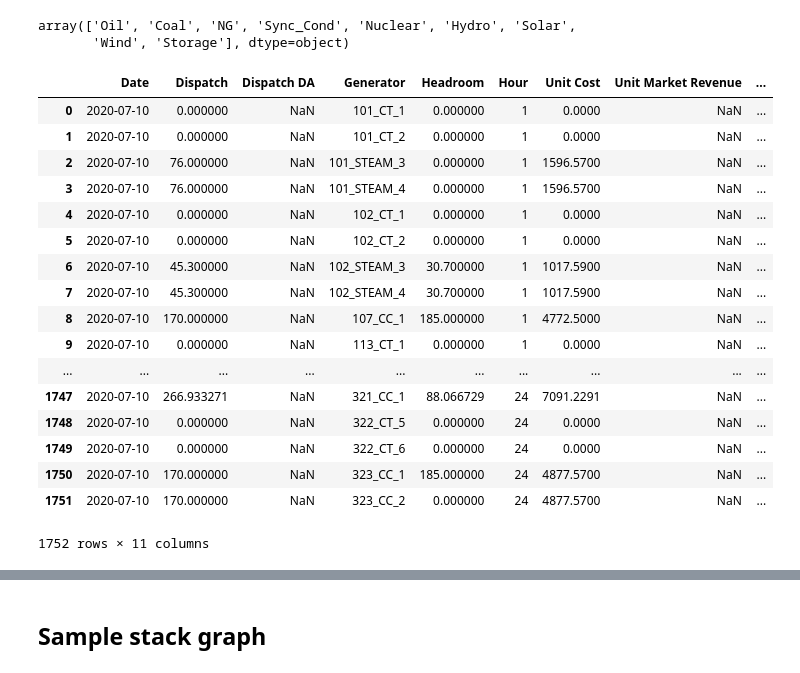
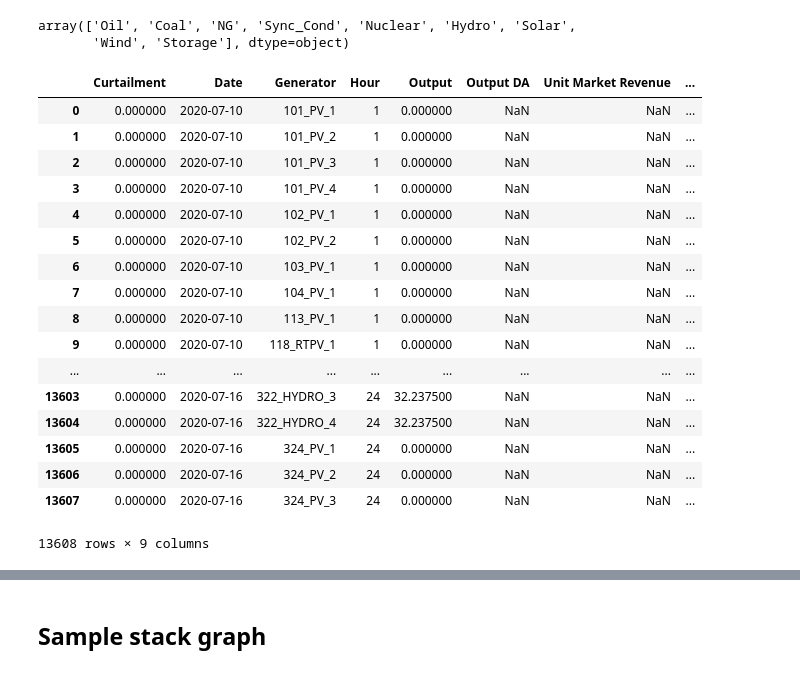
Before and after one commit to grid-parity-exchange/Egret, a Jupyter notebook: egret/viz/Stack Graphs.ipynb, the cells around one changed output, grey strips where cells are left out. Cells and saved outputs as stored; diff of their text form; code cells hidden in the pictures.

```diff
--- a/egret/viz/Stack Graphs.ipynb
+++ b/egret/viz/Stack Graphs.ipynb
@@ -97,24 +89,3 @@ renewables_detail['gen type'] = renewables_detail['Generator'].apply(lambda x: g
 # %%
 DATE = thermal_detail['Date'].unique()[0]
 SAMPLE_DAY = thermal_detail.loc[thermal_detail['Date'] == DATE]
-# %%
-SAMPLE_DAY
-# %% [output]
-|  | Date | Dispatch | Dispatch DA | Generator | Headroom | Hour | Unit Cost | Unit Market Revenue | ... |
-| 0 | 2020-07-10 | 0.000000 | NaN | 101_CT_1 | 0.000000 | 1 | 0.0000 | NaN | ... |
-| 1 | 2020-07-10 | 0.000000 | NaN | 101_CT_2 | 0.000000 | 1 | 0.0000 | NaN | ... |
-| 2 | 2020-07-10 | 76.000000 | NaN | 101_STEAM_3 | 0.000000 | 1 | 1596.5700 | NaN | ... |
-| 3 | 2020-07-10 | 76.000000 | NaN | 101_STEAM_4 | 0.000000 | 1 | 1596.5700 | NaN | ... |
-| 4 | 2020-07-10 | 0.000000 | NaN | 102_CT_1 | 0.000000 | 1 | 0.0000 | NaN | ... |
-| 5 | 2020-07-10 | 0.000000 | NaN | 102_CT_2 | 0.000000 | 1 | 0.0000 | NaN | ... |
-| 6 | 2020-07-10 | 45.300000 | NaN | 102_STEAM_3 | 30.700000 | 1 | 1017.5900 | NaN | ... |
-| 7 | 2020-07-10 | 45.300000 | NaN | 102_STEAM_4 | 30.700000 | 1 | 1017.5900 | NaN | ... |
-| 8 | 2020-07-10 | 170.000000 | NaN | 107_CC_1 | 185.000000 | 1 | 4772.5000 | NaN | ... |
-| 9 | 2020-07-10 | 0.000000 | NaN | 113_CT_1 | 0.000000 | 1 | 0.0000 | NaN | ... |
-| ... | ... | ... | ... | ... | ... | ... | ... | ... | ... |
-| 1747 | 2020-07-10 | 266.933271 | NaN | 321_CC_1 | 88.066729 | 24 | 7091.2291 | NaN | ... |
-| 1748 | 2020-07-10 | 0.000000 | NaN | 322_CT_5 | 0.000000 | 24 | 0.0000 | NaN | ... |
-| 1749 | 2020-07-10 | 0.000000 | NaN | 322_CT_6 | 0.000000 | 24 | 0.0000 | NaN | ... |
-| 1750 | 2020-07-10 | 170.000000 | NaN | 323_CC_1 | 185.000000 | 24 | 4877.5700 | NaN | ... |
-| 1751 | 2020-07-10 | 170.000000 | NaN | 323_CC_2 | 0.000000 | 24 | 4877.5700 | NaN | ... |
-1752 rows × 11 columns
@@ -283,0 +92,21 @@ def generate_stack_graph(thermal_data, renewables_data, hourly_summary, gen_summ
+# %%
+renewables_detail
+# %% [output]
+|  | Curtailment | Date | Generator | Hour | Output | Output DA | Unit Market Revenue | ... |
+| 0 | 0.000000 | 2020-07-10 | 101_PV_1 | 1 | 0.000000 | NaN | NaN | ... |
+| 1 | 0.000000 | 2020-07-10 | 101_PV_2 | 1 | 0.000000 | NaN | NaN | ... |
+| 2 | 0.000000 | 2020-07-10 | 101_PV_3 | 1 | 0.000000 | NaN | NaN | ... |
+| 3 | 0.000000 | 2020-07-10 | 101_PV_4 | 1 | 0.000000 | NaN | NaN | ... |
+| 4 | 0.000000 | 2020-07-10 | 102_PV_1 | 1 | 0.000000 | NaN | NaN | ... |
+| 5 | 0.000000 | 2020-07-10 | 102_PV_2 | 1 | 0.000000 | NaN | NaN | ... |
+| 6 | 0.000000 | 2020-07-10 | 103_PV_1 | 1 | 0.000000 | NaN | NaN | ... |
+| 7 | 0.000000 | 2020-07-10 | 104_PV_1 | 1 | 0.000000 | NaN | NaN | ... |
+| 8 | 0.000000 | 2020-07-10 | 113_PV_1 | 1 | 0.000000 | NaN | NaN | ... |
+| 9 | 0.000000 | 2020-07-10 | 118_RTPV_1 | 1 | 0.000000 | NaN | NaN | ... |
+| ... | ... | ... | ... | ... | ... | ... | ... | ... |
+| 13603 | 0.000000 | 2020-07-16 | 322_HYDRO_3 | 24 | 32.237500 | NaN | NaN | ... |
+| 13604 | 0.000000 | 2020-07-16 | 322_HYDRO_4 | 24 | 32.237500 | NaN | NaN | ... |
+| 13605 | 0.000000 | 2020-07-16 | 324_PV_1 | 24 | 0.000000 | NaN | NaN | ... |
+| 13606 | 0.000000 | 2020-07-16 | 324_PV_2 | 24 | 0.000000 | NaN | NaN | ... |
+| 13607 | 0.000000 | 2020-07-16 | 324_PV_3 | 24 | 0.000000 | NaN | NaN | ... |
+13608 rows × 9 columns
```
Also changed, not shown: parts of 8 cells of this notebook.
